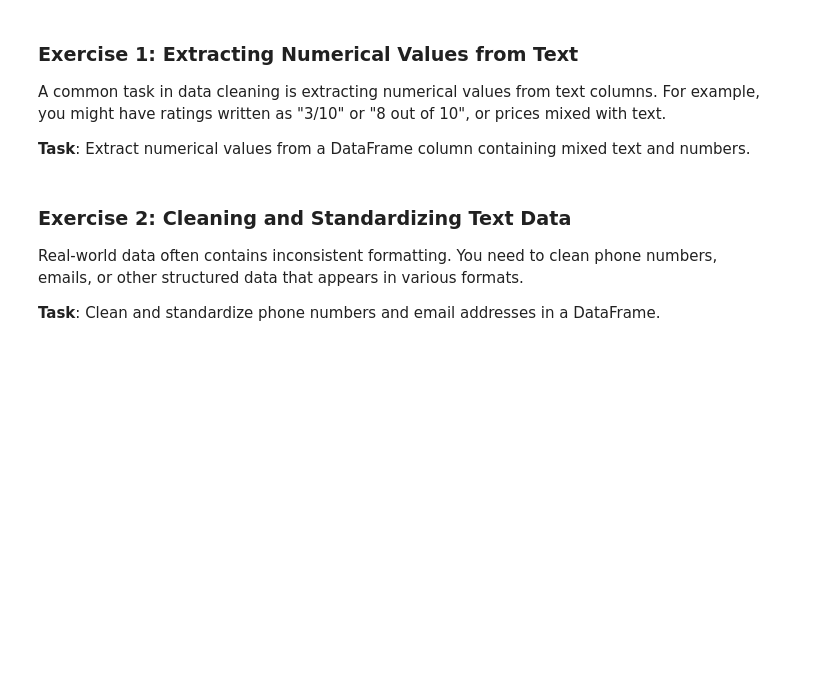
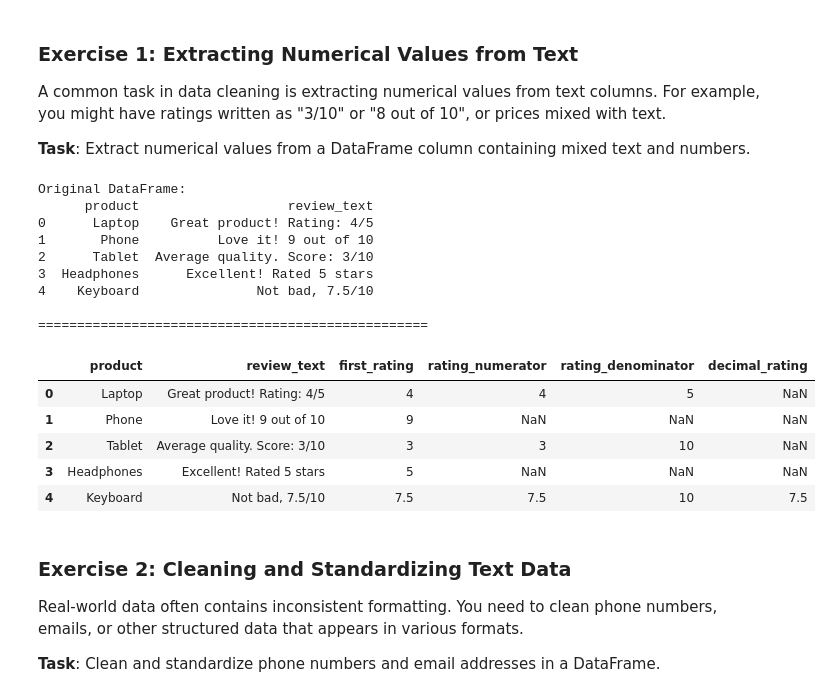
Before and after one commit to Ref4al/Week5, a Jupyter notebook: 03_regex_ex.ipynb, the cells around one changed output. Saved outputs shown, nothing was run; the diff lists cells and outputs as text; code cells hidden in the pictures; blank space fills up the shorter version.

```diff
--- a/03_regex_ex.ipynb
+++ b/03_regex_ex.ipynb
@@ -376,30 +398,52 @@ A common task in data cleaning is extracting numerical values from text columns.
 # %%
 # Sample data: Product reviews with ratings in various formats
 df = pd.DataFrame({
     'product': ['Laptop', 'Phone', 'Tablet', 'Headphones', 'Keyboard'],
     'review_text': [
         'Great product! Rating: 4/5',
         'Love it! 9 out of 10',
         'Average quality. Score: 3/10',
         'Excellent! Rated 5 stars',
         'Not bad, 7.5/10'
     ]
 })
 
 print("Original DataFrame:")
 print(df)
 print("\n" + "="*50 + "\n")
 
 # Task 1: Extract the first numerical rating (e.g., "4" from "4/5", "9" from "9 out of 10")
 # Hint: Look for patterns like "number/number" or "number out of number"
 ### YOUR CODE HERE ###
+df["first_rating"] = df["review_text"].str.extract(r"(\d+(?:\.\d+)?)", expand=False)
 
 # Task 2: Extract both numerator and denominator from "X/Y" format
 # Create new columns: 'rating_numerator' and 'rating_denominator'
 ### YOUR CODE HERE ###
+tmp = df["review_text"].str.extract(r"(\d+(?:\.\d+)?)/(\d+)")
+df["rating_numerator"] = tmp[0]
+df["rating_denominator"] = tmp[1]
 
 # Task 3: Extract decimal ratings (e.g., "7.5" from "7.5/10")
 ### YOUR CODE HERE ###
+df["decimal_rating"] = df["review_text"].str.extract(r"(\d+\.\d+)", expand=False)
+df
+# %% [output]
+Original DataFrame:
+      product                   review_text
+0      Laptop    Great product! Rating: 4/5
+1       Phone          Love it! 9 out of 10
+2      Tablet  Average quality. Score: 3/10
+3  Headphones      Excellent! Rated 5 stars
+4    Keyboard               Not bad, 7.5/10
+
+==================================================
+|  | product | review_text | first_rating | rating_numerator | rating_denominator | decimal_rating |
+| 0 | Laptop | Great product! Rating: 4/5 | 4 | 4 | 5 | NaN |
+| 1 | Phone | Love it! 9 out of 10 | 9 | NaN | NaN | NaN |
+| 2 | Tablet | Average quality. Score: 3/10 | 3 | 3 | 10 | NaN |
+| 3 | Headphones | Excellent! Rated 5 stars | 5 | NaN | NaN | NaN |
+| 4 | Keyboard | Not bad, 7.5/10 | 7.5 | 7.5 | 10 | 7.5 |
 # %% [markdown]
 ### Exercise 2: Cleaning and Standardizing Text Data
 
```
Also changed, not shown: parts of 2 cells of this notebook.
